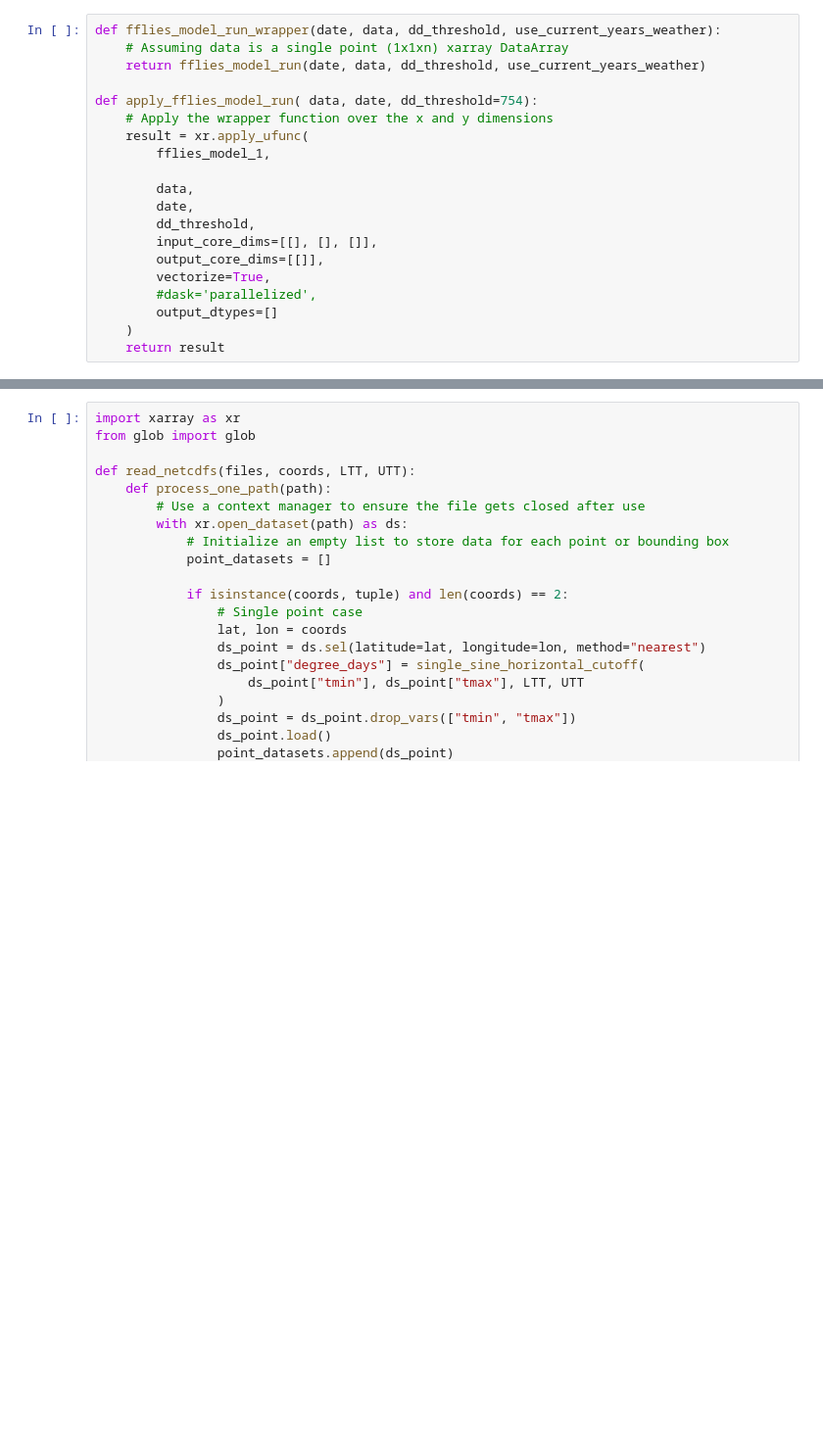
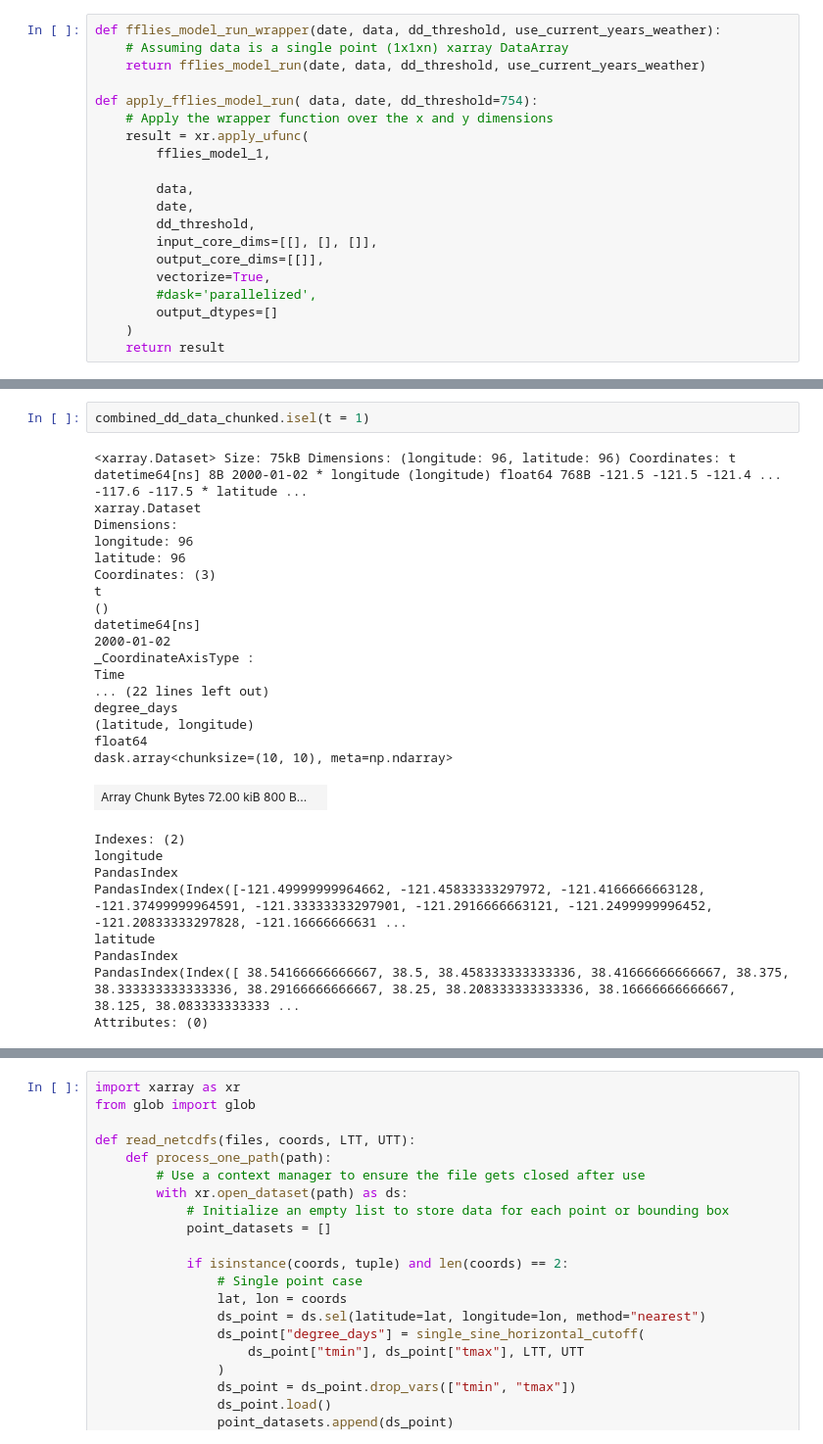
Before and after one commit to ThomWorm/FruitFlyPheno, a Jupyter notebook: notebooks/temporal_variation.ipynb, the cells around one changed output, grey strips where cells are left out. Shown at 98% size. Cells and saved outputs as stored; diff of their text form; blank space fills up the shorter version.

```diff
--- a/notebooks/temporal_variation.ipynb
+++ b/notebooks/temporal_variation.ipynb
@@ -91,0 +320,29 @@ ValueError: The truth value of an array with more than one element is ambiguous.
+# %%
+combined_dd_data_chunked.isel(t = 1)
+# %% [output]
+<xarray.Dataset> Size: 75kB Dimensions: (longitude: 96, latitude: 96) Coordinates: t datetime64[ns] 8B 2000-01-02 * longitude (longitude) float64 768B -121.5 -121.5 -121.4 ... -117.6 -117.5 * latitude ...
+xarray.Dataset
+Dimensions:
+longitude: 96
+latitude: 96
+Coordinates: (3)
+t
+()
+datetime64[ns]
+2000-01-02
+_CoordinateAxisType :
+Time
+... (22 lines left out)
+degree_days
+(latitude, longitude)
+float64
+dask.array<chunksize=(10, 10), meta=np.ndarray>
+| Array Chunk Bytes 72.00 kiB 800 B... |  |
+Indexes: (2)
+longitude
+PandasIndex
+PandasIndex(Index([-121.49999999964662, -121.45833333297972, -121.4166666663128, -121.37499999964591, -121.33333333297901, -121.2916666663121, -121.2499999996452, -121.20833333297828, -121.16666666631 ...
+latitude
+PandasIndex
+PandasIndex(Index([ 38.54166666666667, 38.5, 38.458333333333336, 38.41666666666667, 38.375, 38.333333333333336, 38.29166666666667, 38.25, 38.208333333333336, 38.16666666666667, 38.125, 38.083333333333 ...
+Attributes: (0)
```
Also changed, not shown: parts of 16 cells of this notebook, 7 other files.
